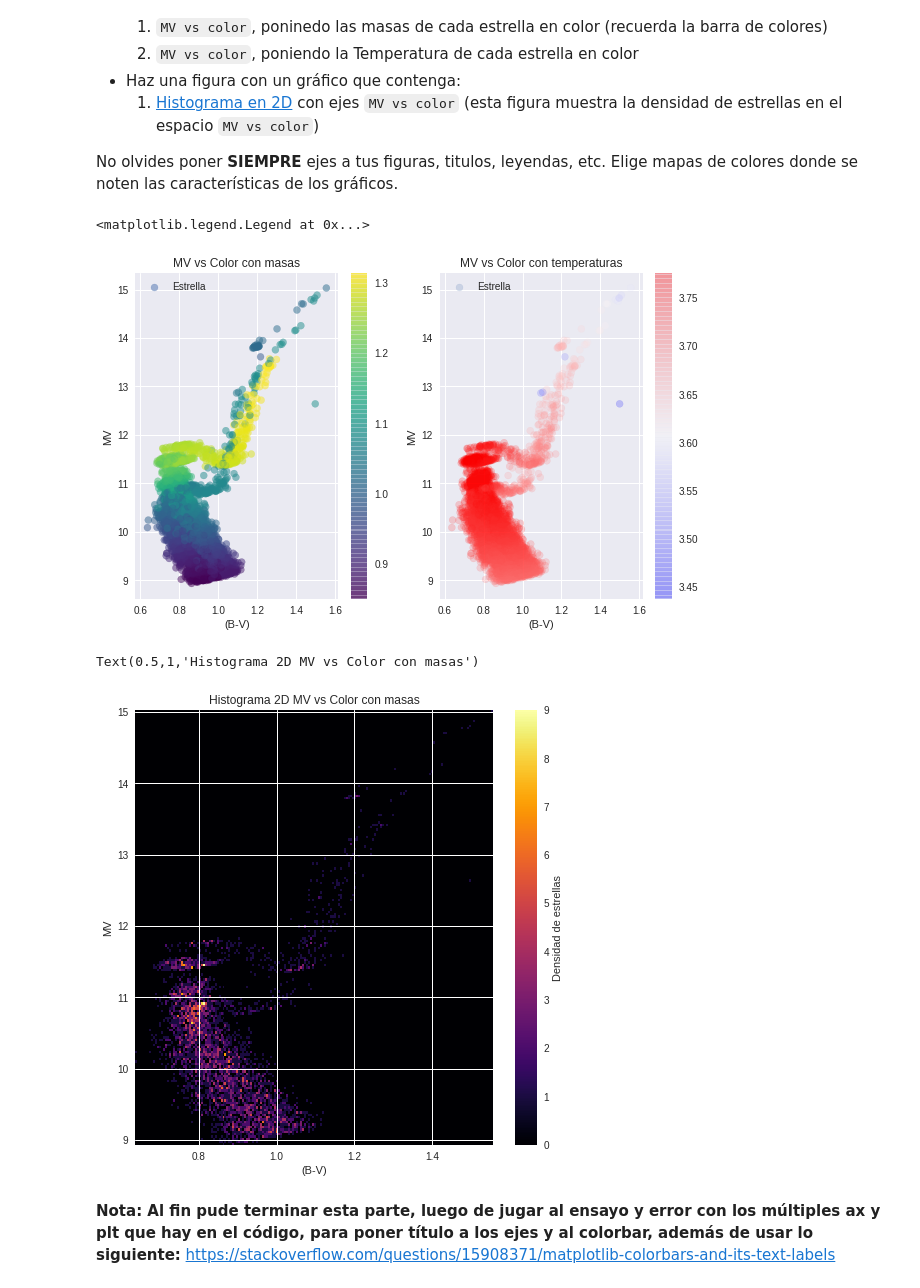
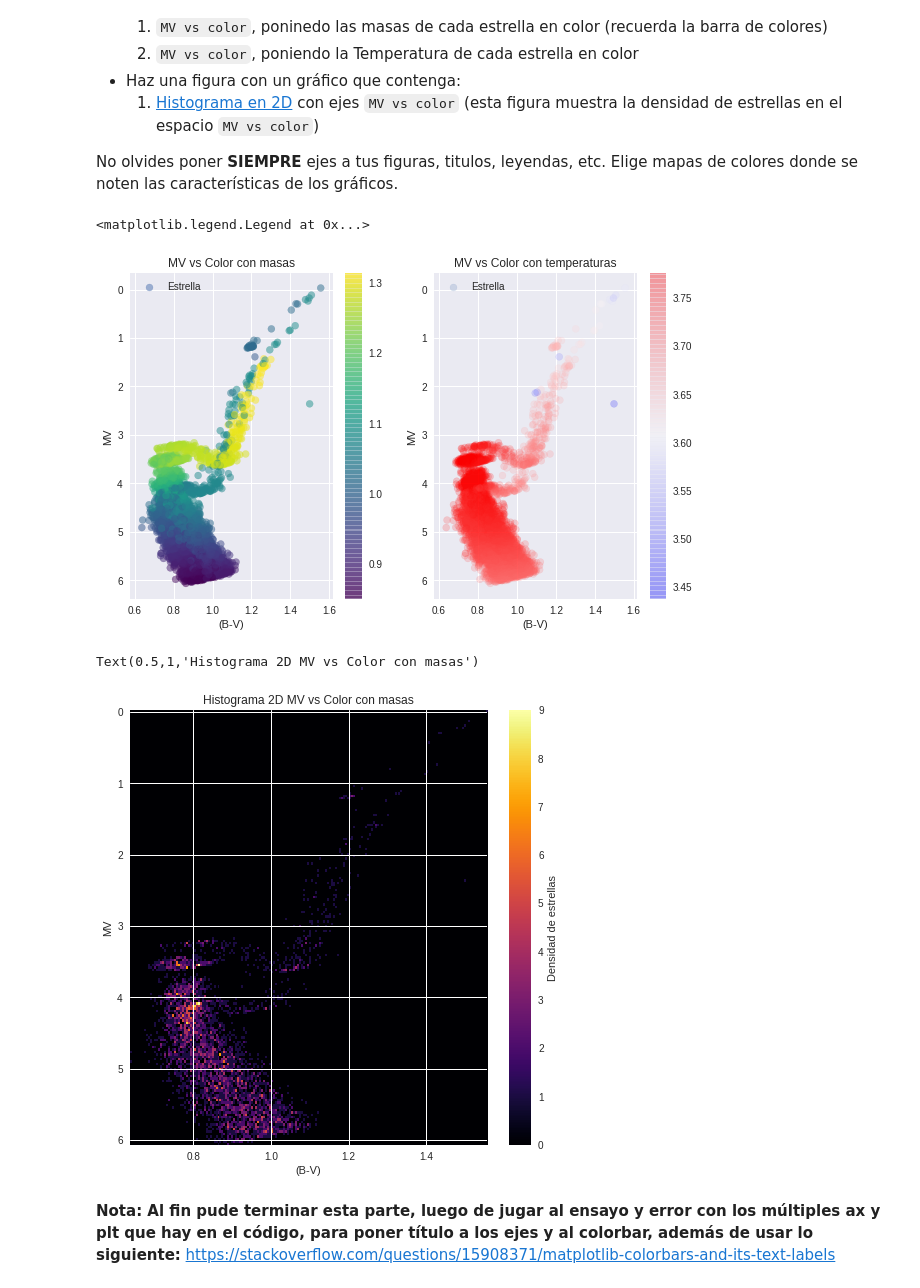
Before and after one commit to Antonego64/minitarea2, a Jupyter notebook: minitarea2.ipynb, the cells around one changed output. Drawn from its saved outputs; the diff is of its cells as text; code cells hidden in the pictures.

```diff
--- a/minitarea2.ipynb
+++ b/minitarea2.ipynb
@@ -122,5 +134,5 @@ Para hacer el CMD necesitamos la magnitud absoluta de nuestras estrellas. Para e
 # %%
 #Funcion mag_abs(mag, dist)
 def mag_abs(mag_ap, dist):
-  M=mag_ap+5-(5*np.log10(1000*dist)) #notar que los arreglos se pueden operar sin problemas
-  return M                           #por lo que no es necesario crear una lista, hacer un for y finalmente convertir la lista en un arreglo
+  M=mag_ap+5-(5*np.log10(dist)) #notar que los arreglos se pueden operar sin problemas
+  return M                      #por lo que no es necesario crear una lista, hacer un for y finalmente convertir la lista en un arreglo
@@ -168,36 +191,39 @@ masa_filtrada=datos_filtrados[:,5]
 
 fig, ax = plt.subplots(figsize = (10,6), ncols = 2, sharex=True)
 
-ax[0].scatter(color, -MV, label = 'Estrella', c= masa_filtrada, alpha = 0.5,cmap='viridis') #alpha va de 0 a 1 y usamos el color map de viridis
+cbm= ax[0].scatter(color, MV, label = 'Estrella', c= masa_filtrada, alpha = 0.5,cmap='viridis') #alpha va de 0 a 1 y usamos el color map de viridis
 
 fig.colorbar(cbm, ax = ax[0])
+ax[0].invert_yaxis() #invertimos el eje Y
 ax[0].set_ylabel('MV')
 ax[0].set_xlabel('(B-V)')
 ax[0].set_title('MV vs Color con masas')
 ax[0].legend()
 
 #cmd + temp
-ax[1].scatter(color, -MV, label = 'Estrella', c = logTe_filtrada, alpha = 0.2,cmap='bwr')
+cbt= ax[1].scatter(color, MV, label = 'Estrella', c = logTe_filtrada, alpha = 0.2,cmap='bwr')
 fig.colorbar(cbt, ax = ax[1])
+ax[1].invert_yaxis()
 ax[1].set_ylabel('MV')
 ax[1].set_xlabel('(B-V)')
 ax[1].set_title('MV vs Color con temperaturas')
 ax[1].legend()
 # %% [output]
 <matplotlib.legend.Legend at 0x...>
-[figure, old version]
+[figure, new version]
 # %%
 #plot cmd hist2D
 fig, ax= plt.subplots(figsize=(8,8))
-plt.hist2d(color, -MV, (180,180), cmap='inferno')
+plt.hist2d(color, MV, (180,180), cmap='inferno')
 c=plt.colorbar()
+ax.invert_yaxis()
 c.ax.set_ylabel('Densidad de estrellas', rotation=90)
 ax.set_ylabel('MV')
 ax.set_xlabel('(B-V)')
 ax.set_title('Histograma 2D MV vs Color con masas')
 # %% [output]
 Text(0.5,1,'Histograma 2D MV vs Color con masas')
-[figure, old version]
+[figure, new version]
 # %% [markdown]
 **Nota: Al fin pude terminar esta parte, luego de jugar al ensayo y error con los múltiples ax y plt que hay en el código, para poner título a los ejes y al colorbar, además de usar lo siguiente:**
 https://stackoverflow.com/questions/15908371/matplotlib-colorbars-and-its-text-labels
```
Also changed, not shown: parts of 7 cells of this notebook.
